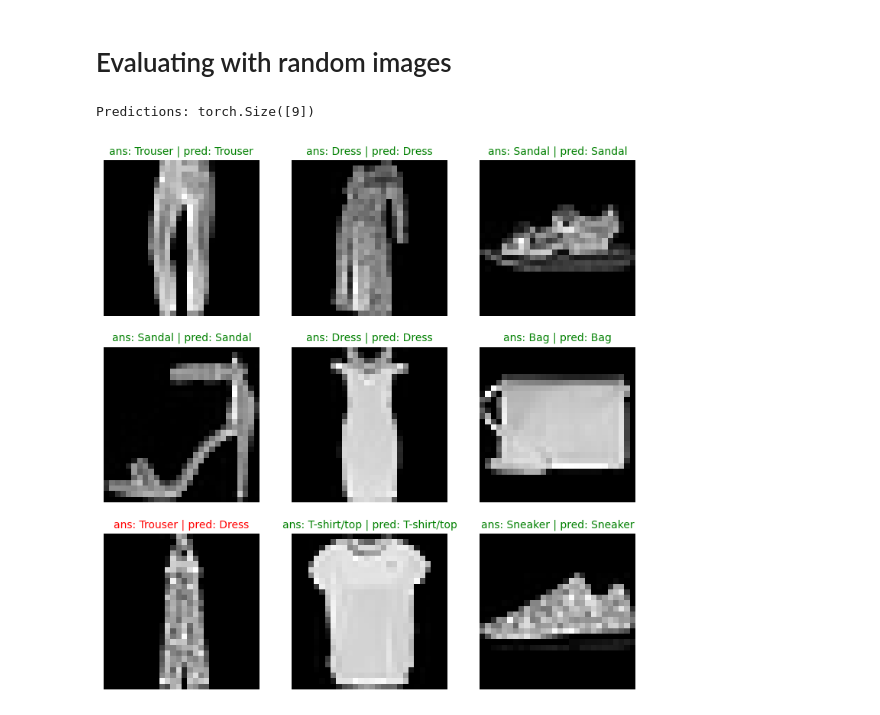
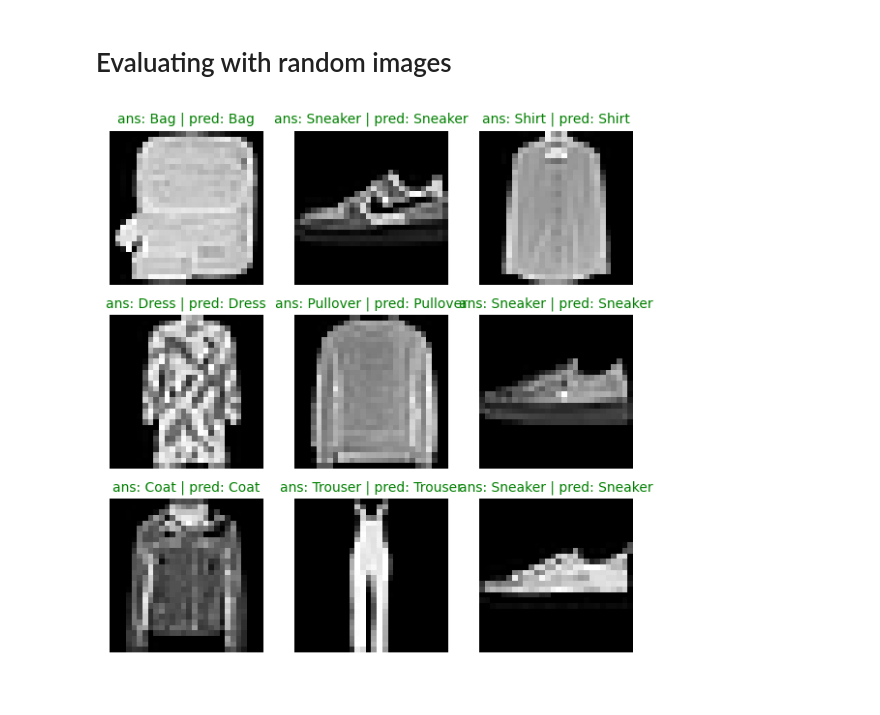
Before and after one commit to dozetype/pytorch-notes, a Jupyter notebook: cv.ipynb, the cells around one changed output. Drawn from its saved outputs; the diff is of its cells as text; code cells hidden in the pictures.

```diff
--- a/cv.ipynb
+++ b/cv.ipynb
@@ -466,27 +464,29 @@ def make_predictions(model: nn.Module, data: list):
 # %%
 import random
 
-images = []
-ans = []
-for img, label in random.sample(list(test_data), k=9):
-    images.append(img)
-    ans.append(label)
-
-predictions = make_predictions(model=model2, data=images)
+def create_samples():
+    images = []
+    ans = []
+    for img, label in random.sample(list(test_data), k=9):
+        images.append(img)
+        ans.append(label)
+    predictions = make_predictions(model=model2, data=images)
+    return images, ans, predictions
-# %% [output]
-Predictions: torch.Size([9])
 # %%
-fig = plt.figure(figsize=(9, 9))
+def test_samples(images, ans, predictions):
+    fig = plt.figure(figsize=(7, 7))
+    for i in range(len(images)):
+        fig.add_subplot(3, 3, i+1)
+        plt.imshow(images[i].squeeze(), cmap="gray")
 
-for i in range(len(images)):
-    fig.add_subplot(3, 3, i+1)
-    plt.imshow(images[i].squeeze(), cmap="gray")
-
-    if ans[i] == predictions[i]:
-        color = "green"
-    else:
-        color = "red"
-    plt.title("ans: "+classes[ans[i]]+" | pred: "+classes[predictions[i].item()], fontsize=10, c=color)
-    plt.axis(False)
+        if ans[i] == predictions[i]:
+            color = "green"
+        else:
+            color = "red"
+        plt.title("ans: "+classes[ans[i]]+" | pred: "+classes[predictions[i].item()], fontsize=10, c=color)
+        plt.axis(False)
-# %% [output]
-[figure, removed]
+# %%
+images, ans, predictions = create_samples()
+test_samples(images, ans, predictions)
+# %% [output]
+[figure, added]
```
Also changed, not shown: parts of 1 cell of this notebook.
